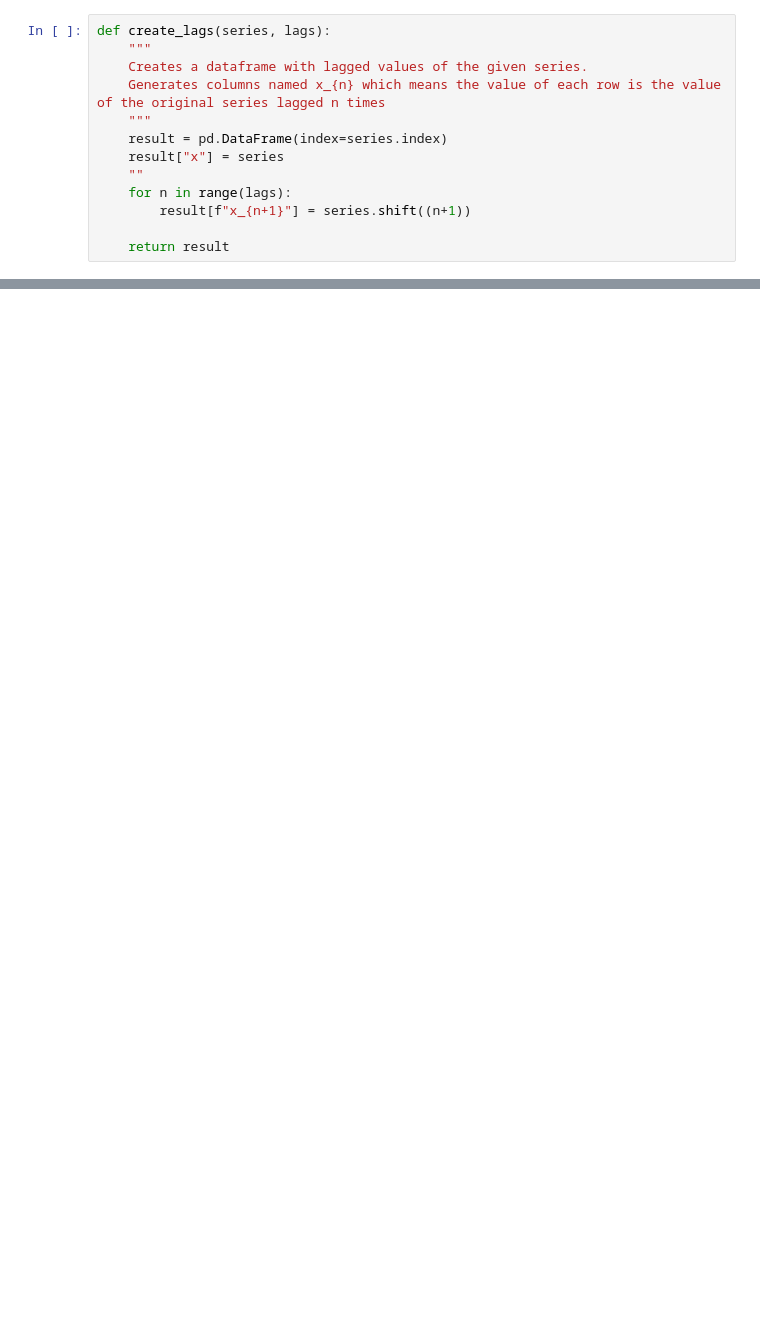
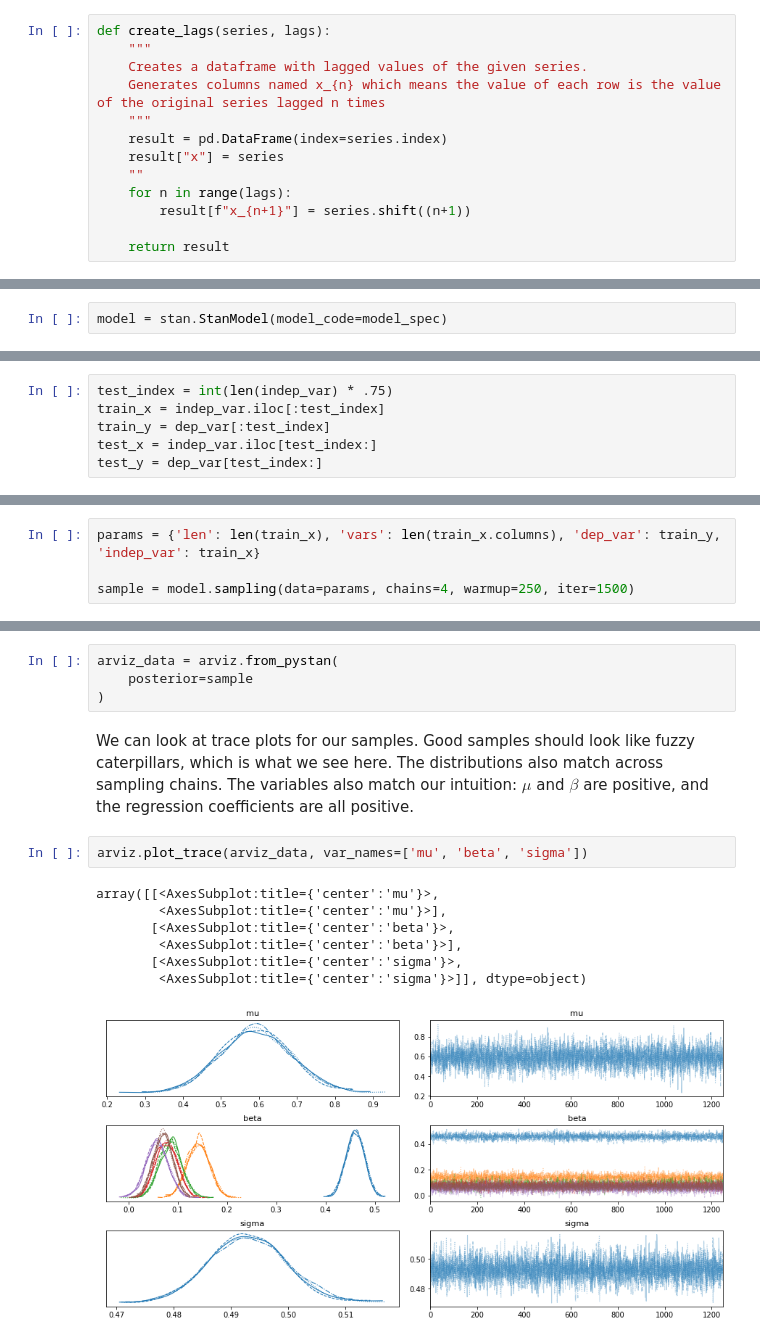
Before and after one commit to eadains/SystemsTrading, a Jupyter notebook: spx_vol_linear_forecast.ipynb, the cells around one changed output, grey strips where cells are left out. Cells and saved outputs as stored; diff of their text form; blank space fills up the shorter version.

```diff
--- a/spx_vol_linear_forecast.ipynb
+++ b/spx_vol_linear_forecast.ipynb
@@ -57,0 +92,2 @@ indep_var = indep_var.loc[common_index]
+# %%
+model = stan.StanModel(model_code=model_spec)
@@ -57,0 +100,6 @@ indep_var = indep_var.loc[common_index]
+# %%
+test_index = int(len(indep_var) * .75)
+train_x = indep_var.iloc[:test_index]
+train_y = dep_var[:test_index]
+test_x = indep_var.iloc[test_index:]
+test_y = dep_var[test_index:]
@@ -57,0 +108,4 @@ indep_var = indep_var.loc[common_index]
+# %%
+params = {'len': len(train_x), 'vars': len(train_x.columns), 'dep_var': train_y, 'indep_var': train_x}
+
+sample = model.sampling(data=params, chains=4, warmup=250, iter=1500)
@@ -57,0 +138,16 @@ indep_var = indep_var.loc[common_index]
+# %%
+arviz_data = arviz.from_pystan(
+    posterior=sample
+)
+# %% [markdown]
+We can look at trace plots for our samples. Good samples should look like fuzzy caterpillars, which is what we see here. The distributions also match across sampling chains. The variables also match our intuition: $\mu$ and $\beta$ are positive, and the regression coefficients are all positive.
+# %%
+arviz.plot_trace(arviz_data, var_names=['mu', 'beta', 'sigma'])
+# %% [output]
+array([[<AxesSubplot:title={'center':'mu'}>,
+        <AxesSubplot:title={'center':'mu'}>],
+       [<AxesSubplot:title={'center':'beta'}>,
+        <AxesSubplot:title={'center':'beta'}>],
+       [<AxesSubplot:title={'center':'sigma'}>,
+        <AxesSubplot:title={'center':'sigma'}>]], dtype=object)
+[figure, added]
```
Also changed, not shown: parts of 27 cells of this notebook, 2 other files.
